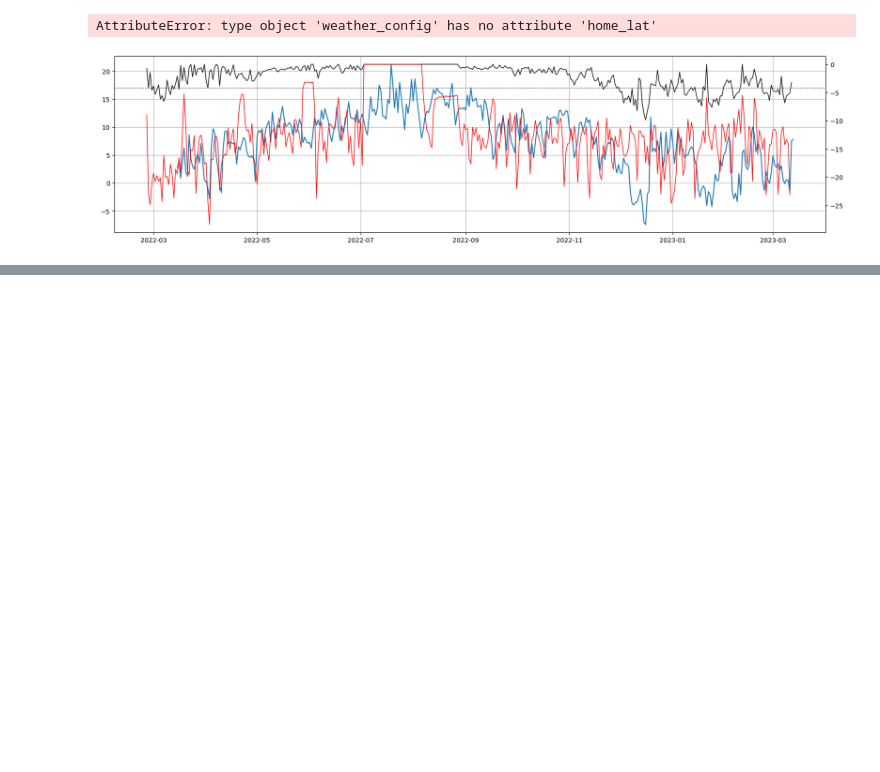
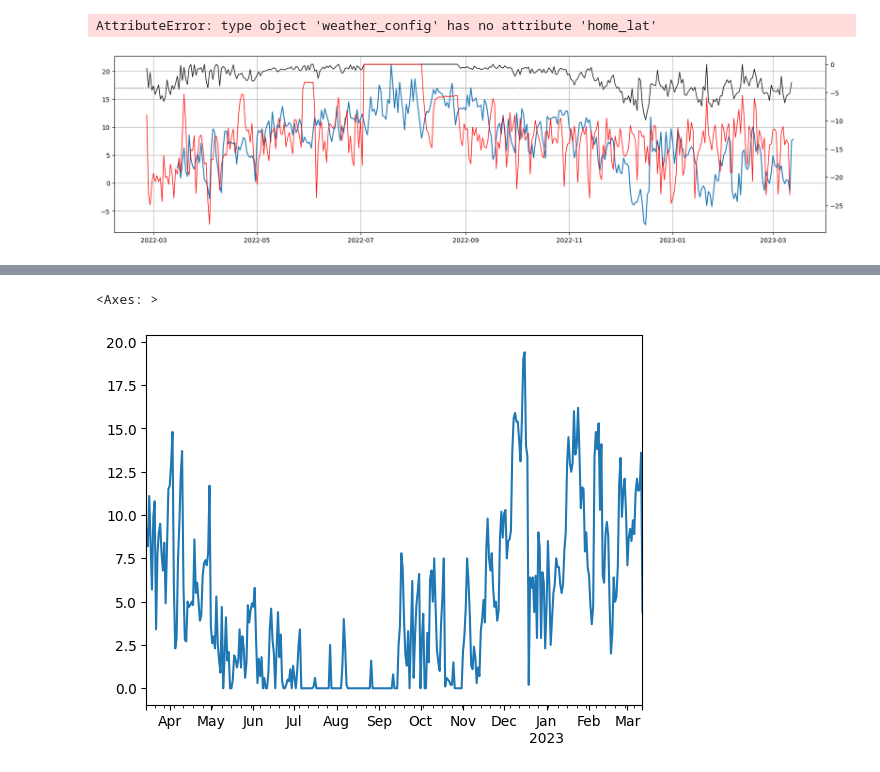
Before and after one commit to gorbynet/EnergyTracker, a Jupyter notebook: initial_workings.ipynb, the cells around one changed output, grey strips where cells are left out. Cells and saved outputs as stored; diff of their text form; code cells hidden in the pictures; blank space fills up the shorter version.

Commit message:
Attempting to norm consumption by outside temp

```diff
--- a/initial_workings.ipynb
+++ b/initial_workings.ipynb
@@ -169,0 +196,5 @@ plt.show()
+# %%
+daily_consumption_df = pd.concat([day_gas_df, (temp_df
+    .resample('D')
+    .min()
+    )], axis=1).dropna()
@@ -169,0 +218,7 @@ plt.show()
+# %%
+daily_consumption_df['deg_below_12'] = pd.Series(12 - daily_consumption_df['temperature']).clip(0)
+# %%
+daily_consumption_df['deg_below_12'].plot()
+# %% [output]
+<Axes: >
+[figure, added]
```
Also changed, not shown: parts of 6 cells of this notebook.
